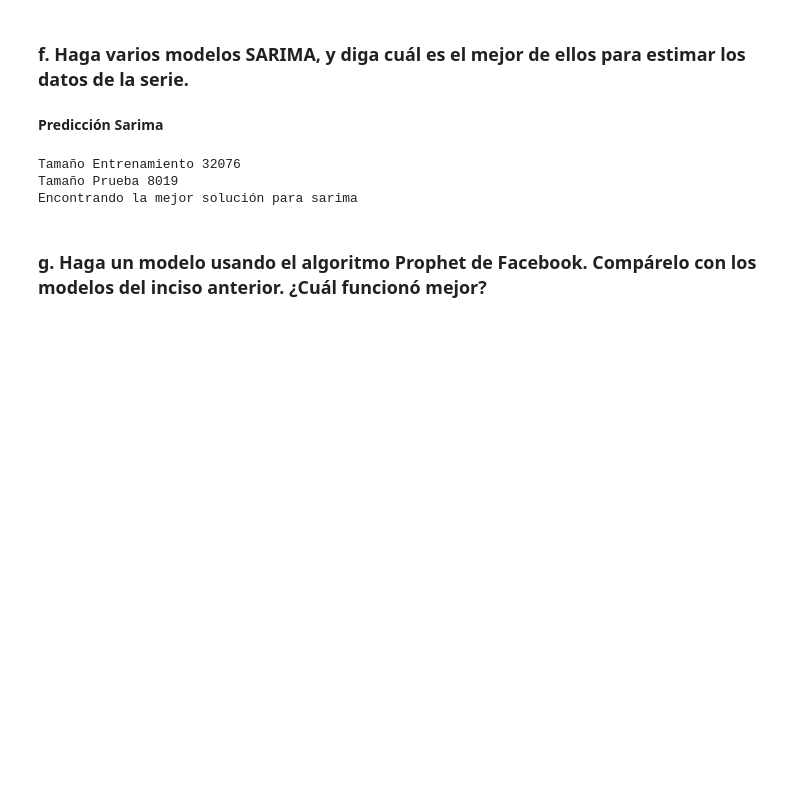
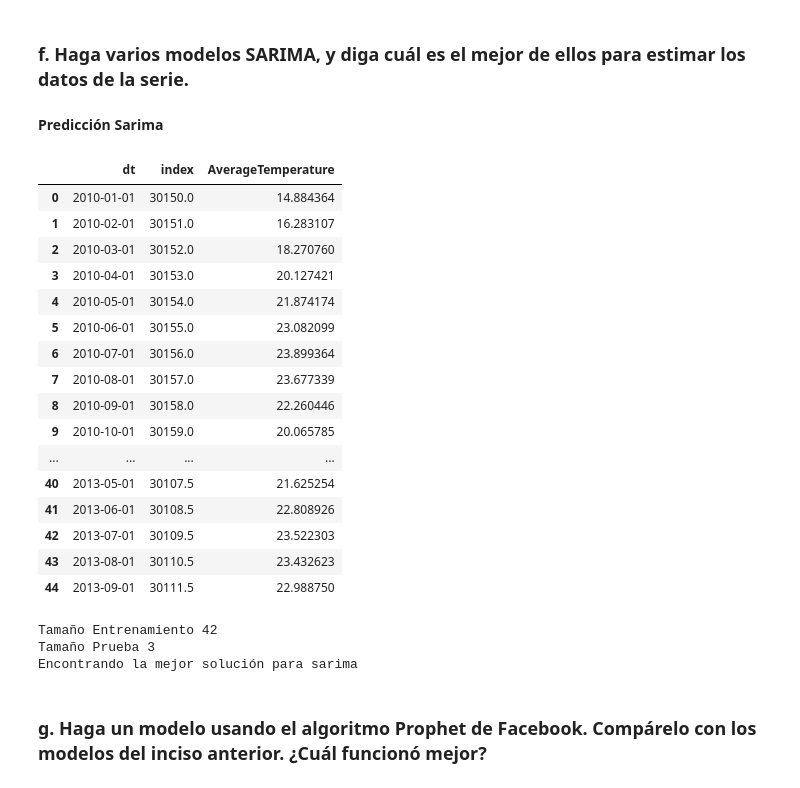
Before and after one commit to JosePabloPonce/Laboratorio-2-Data-Science, a Jupyter notebook: laboratorio.ipynb, the cells around one changed output. Saved outputs shown, nothing was run; the diff lists cells and outputs as text; code cells hidden in the pictures; blank space fills up the shorter version.

Commit message:
SARIMA

```diff
--- a/laboratorio.ipynb
+++ b/laboratorio.ipynb
@@ -339,13 +344,36 @@ def encontrar_mejor_solucion(series, nombre, metodo = "sarima", muestra = False)
 
     plt.savefig(f"{nombre}_{metodo}.png", transparent = True)
     plt.show()
+# %%
+temp3 = temp1.loc['2010-01-01':].reset_index(drop=False)
+mundial = temp3.groupby(['dt']).mean()
+mundial = mundial.loc['2010-01-01':].reset_index(drop=False)
+mundial
+# %% [output]
+|  | dt | index | AverageTemperature |
+| 0 | 2010-01-01 | 30150.0 | 14.884364 |
+| 1 | 2010-02-01 | 30151.0 | 16.283107 |
+| 2 | 2010-03-01 | 30152.0 | 18.270760 |
+| 3 | 2010-04-01 | 30153.0 | 20.127421 |
+| 4 | 2010-05-01 | 30154.0 | 21.874174 |
+| 5 | 2010-06-01 | 30155.0 | 23.082099 |
+| 6 | 2010-07-01 | 30156.0 | 23.899364 |
+| 7 | 2010-08-01 | 30157.0 | 23.677339 |
+| 8 | 2010-09-01 | 30158.0 | 22.260446 |
+| 9 | 2010-10-01 | 30159.0 | 20.065785 |
+| ... | ... | ... | ... |
+| 40 | 2013-05-01 | 30107.5 | 21.625254 |
+| 41 | 2013-06-01 | 30108.5 | 22.808926 |
+| 42 | 2013-07-01 | 30109.5 | 23.522303 |
+| 43 | 2013-08-01 | 30110.5 | 23.432623 |
+| 44 | 2013-09-01 | 30111.5 | 22.988750 |
 # %%
 
 nombre = 'AverageTemperature'
-encontrar_mejor_solucion(temp1, nombre, metodo = "sarima")
+encontrar_mejor_solucion(mundial, nombre, metodo = "sarima")
 # %% [output]
-Tamaño Entrenamiento 32076
-Tamaño Prueba 8019
+Tamaño Entrenamiento 42
+Tamaño Prueba 3
 Encontrando la mejor solución para sarima
 # %% [markdown]
 ### g. Haga un modelo usando el algoritmo Prophet de Facebook. Compárelo con los modelos del inciso anterior. ¿Cuál funcionó mejor?
```
Also changed, not shown: parts of 10 cells of this notebook.
